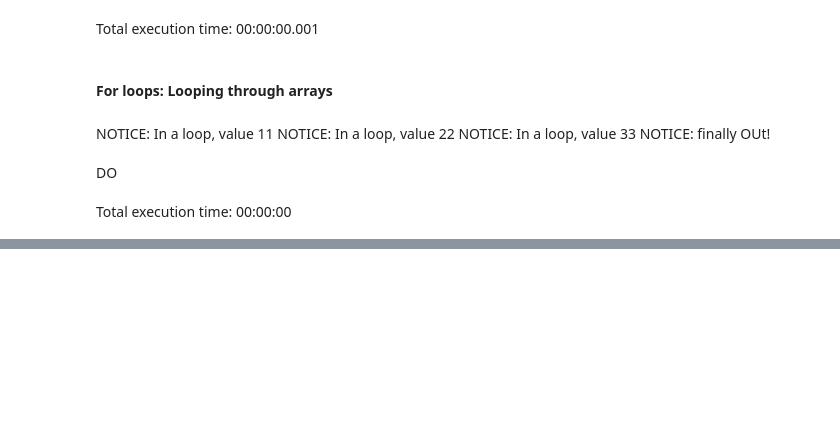
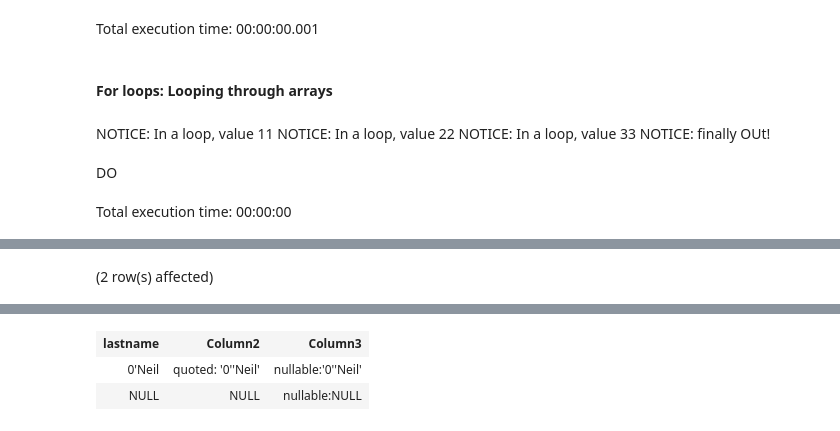
Before and after one commit to yaowenqiang/capturing_logic_with_custom_functions_in_postgresql, a Jupyter notebook: Notebook-1.ipynb, the cells around one changed output, grey strips where cells are left out. Saved outputs shown, nothing was run; the diff lists cells and outputs as text; code cells hidden in the pictures; blank space fills up the shorter version.

```diff
--- a/Notebook-1.ipynb
+++ b/Notebook-1.ipynb
@@ -964,0 +1126,7 @@ Total execution time: 00:00:00
+# %%
+SELECT lastname,
+       'quoted: ' || QUOTE_LITERAL(lastname),
+       'nullable:' || QUOTE_NULLABLE(lastname)
+FROM (SELECT '0''Neil' AS lastname UNION SELECT NULL) s;
+# %% [output]
+(2 row(s) affected)
@@ -964,0 +1134,3 @@ Total execution time: 00:00:00
+| lastname | Column2 | Column3 |
+| 0'Neil | quoted: '0''Neil' | nullable:'0''Neil' |
+| NULL | NULL | nullable:NULL |
```
Also changed, not shown: parts of 20 cells of this notebook.
